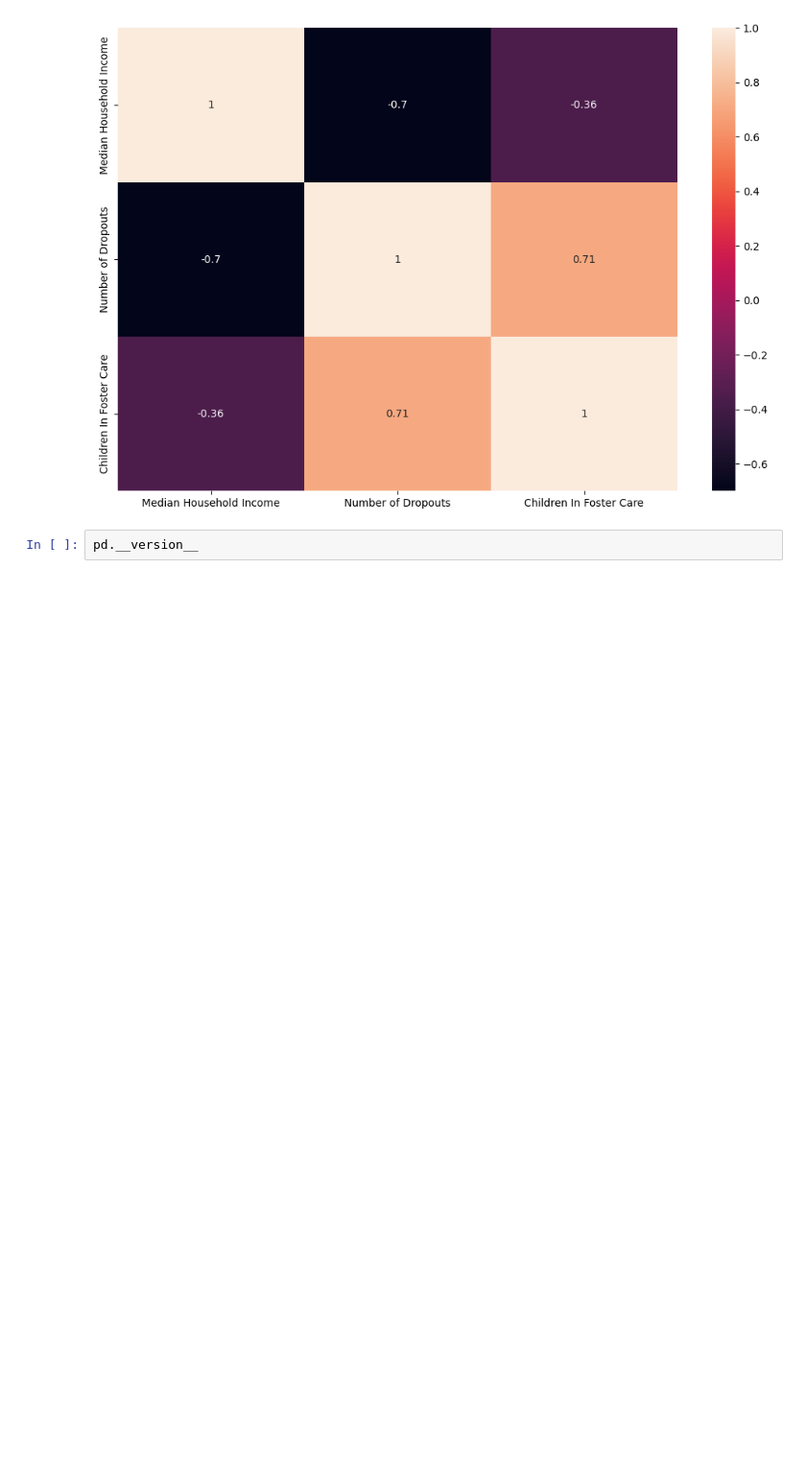
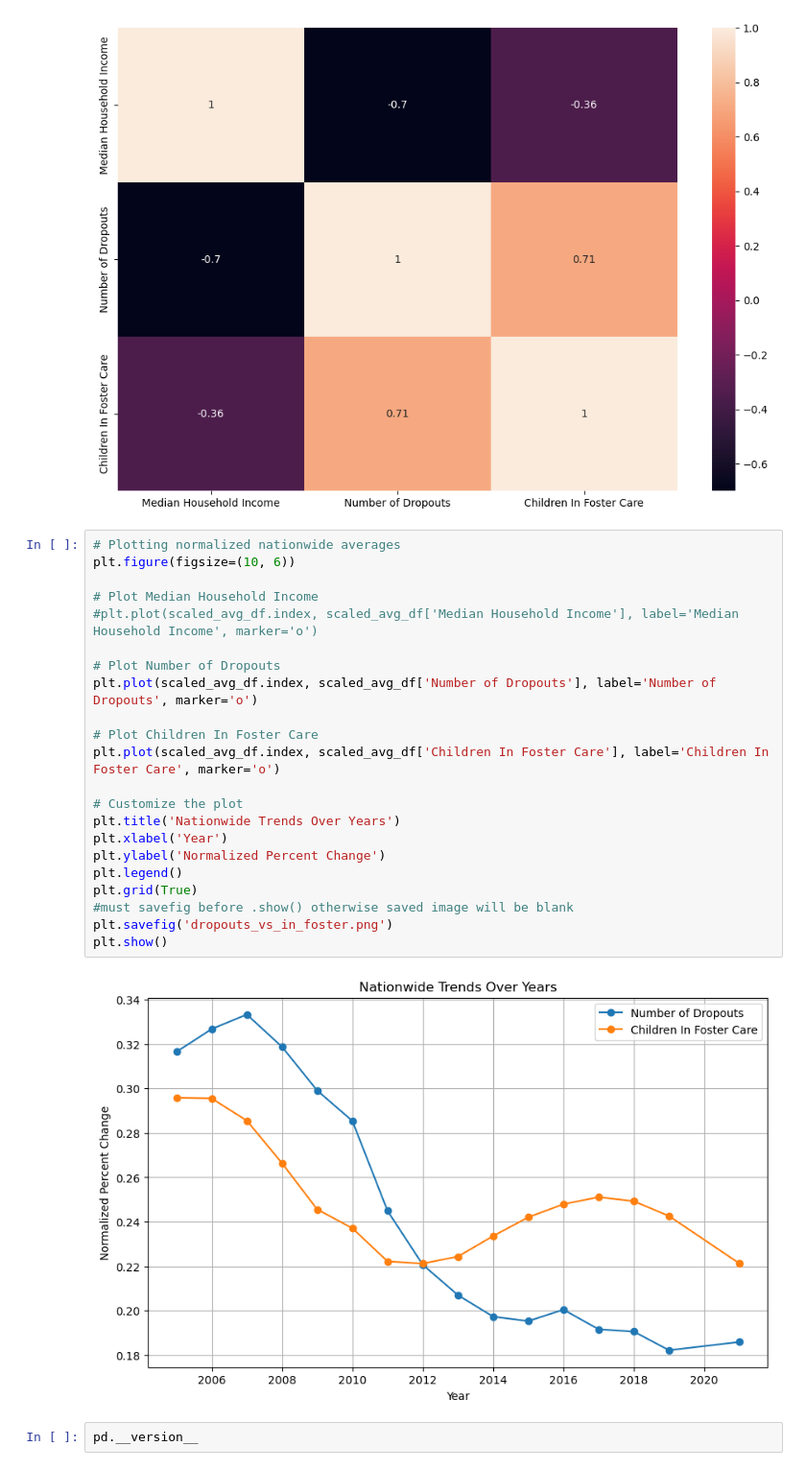
Before and after one commit to lordegraves/exploring_data_in_foster_care, a Jupyter notebook: DR_data_exploration.ipynb, the cells around one changed output. Shown at 96% size. Drawn from its saved outputs; the diff is of its cells as text; blank space fills up the shorter version.

Commit message:
saved

```diff
--- a/DR_data_exploration.ipynb
+++ b/DR_data_exploration.ipynb
@@ -797,6 +778,30 @@ plt.savefig('Correlations.png')
 plt.show()
 # %% [output]
 [figure]
+# %%
+# Plotting normalized nationwide averages
+plt.figure(figsize=(10, 6))
+
+# Plot Median Household Income
+#plt.plot(scaled_avg_df.index, scaled_avg_df['Median Household Income'], label='Median Household Income', marker='o')
+
+# Plot Number of Dropouts
+plt.plot(scaled_avg_df.index, scaled_avg_df['Number of Dropouts'], label='Number of Dropouts', marker='o')
+
+# Plot Children In Foster Care
+plt.plot(scaled_avg_df.index, scaled_avg_df['Children In Foster Care'], label='Children In Foster Care', marker='o')
+
+# Customize the plot
+plt.title('Nationwide Trends Over Years')
+plt.xlabel('Year')
+plt.ylabel('Normalized Percent Change')
+plt.legend()
+plt.grid(True)
+#must savefig before .show() otherwise saved image will be blank
+plt.savefig('dropouts_vs_in_foster.png')
+plt.show()
+# %% [output]
+[figure, added]
 # %%
 pd.__version__
 # %% [output]
```
Also changed, not shown: parts of 2 cells of this notebook.
